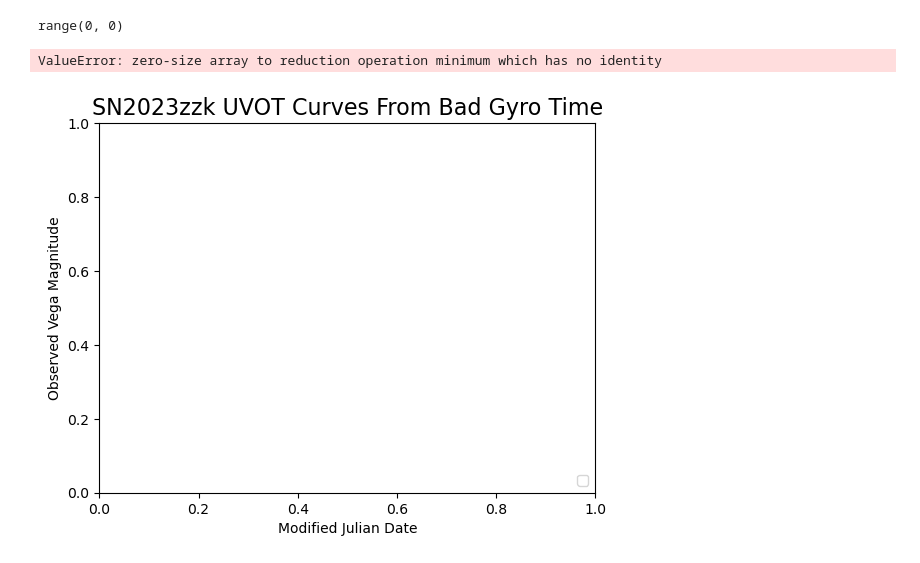
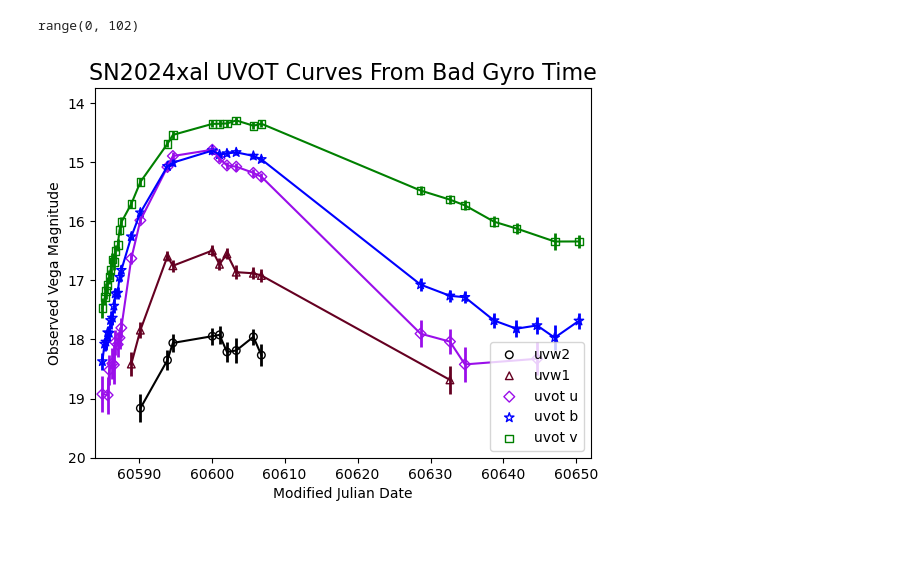
Before and after one commit to pbrown801/SOUSA, a Jupyter notebook: outputcode/plotbadgyroswiftsne.ipynb, the cells around one changed output. Saved outputs shown, nothing was run; the diff lists cells and outputs as text; code cells hidden in the pictures.

```diff
--- a/outputcode/plotbadgyroswiftsne.ipynb
+++ b/outputcode/plotbadgyroswiftsne.ipynb
@@ -5,7 +5,7 @@ import math
 import os
 import sys
 # %%
-snname = "SN2023zzk"
+snname = "SN2024xal"
 #os.chdir(os.path.expanduser('~/Dropbox/SN/SOUSA/data'))
 
 path = "/Volumes/T7/SwiftSNarchive2020s/"
@@ -128,33 +128,32 @@ if len(bmag) > 0:
 if len(vmag) > 0:
 	plt.scatter(vmjd, vmag, linestyle='-', linewidth=1,marker='s',facecolors='none', edgecolors='g', s=30, label='uvot v', color= 'g')
 	plt.errorbar(vmjd, vmag, yerr=vmagerr, elinewidth=2, capthick = 2, color='g')
 
 
 ax.legend(loc='lower right')
 #If you have labels specified in the plotting commands above, all you have to do is add this line to make a legend
 #Also, apparently you can set the location to 'best' so it'll place it wherever python thinks it's the best
 ax.set_xlabel('Modified Julian Date')
 
 ax.set_ylabel('Observed Vega Magnitude')
 
 ax.set_title(snname+' UVOT Curves From Bad Gyro Time', fontsize = 16)
 #plt.title('UVOT Light Curves During Bad Gypro Time Period', fontsize = 12)
 #there aren't title and subtitle commands so instead I used suptitle and title to get a makeshift main title and subtitle
 
 ax.axis([int(mjd.min())-1, math.ceil(np.amax(mjd-00.0))+1,math.ceil(np.amax(mag)+np.amax(magerr)), int(mag.min())-0.25])
 '''
 In order to make the axis format correctly, I used the minimum and maxiumum values for the MJD +/- 1 (in order to give the plots some extra
  space) on the x-axis, and the min and max values for the magnitude. The functions int() and math.ceil() are used to round the numbers to the
  nearest whole number to make the ends of the graph neater.
 '''
 plt.gca().get_xaxis().get_major_formatter().set_useOffset(False)
 #The line above makes sure that the x axis is formatted correctly. The Offset option in matplotlib is automatically activated, so for big
 #numbers like the MJD, it cuts it off in a strange way that is awful to look at. This makes it readable.
 
 fig.savefig(savename) #you can uncomment this line if you want to save the figure to the SN file
 
 fig.show()
 # %% [output]
-range(0, 0)
+range(0, 102)
-ValueError: zero-size array to reduction operation minimum which has no identity
-[figure, old version]
+[figure, new version]
```
Also changed, not shown: 24 other files.
